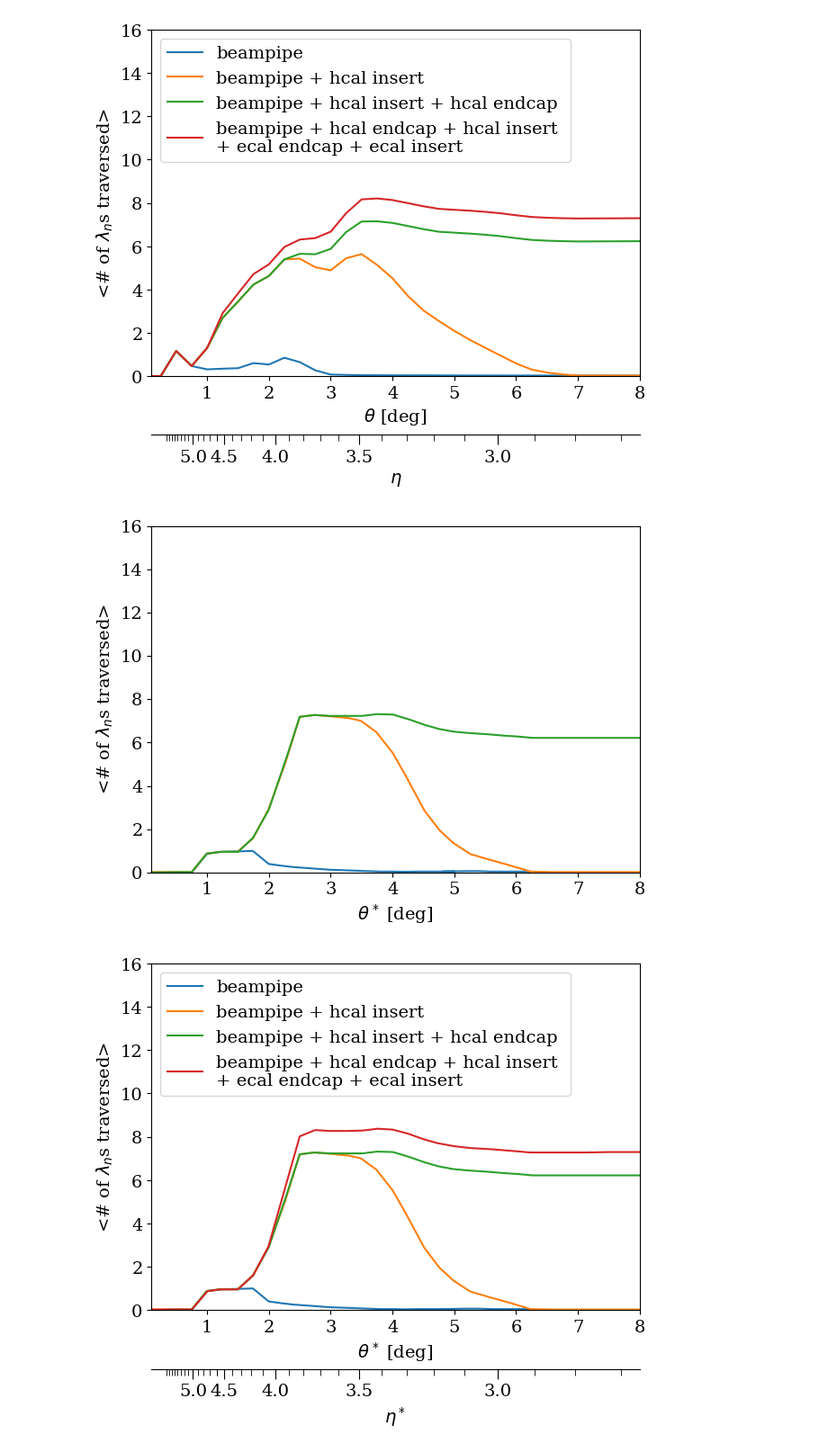
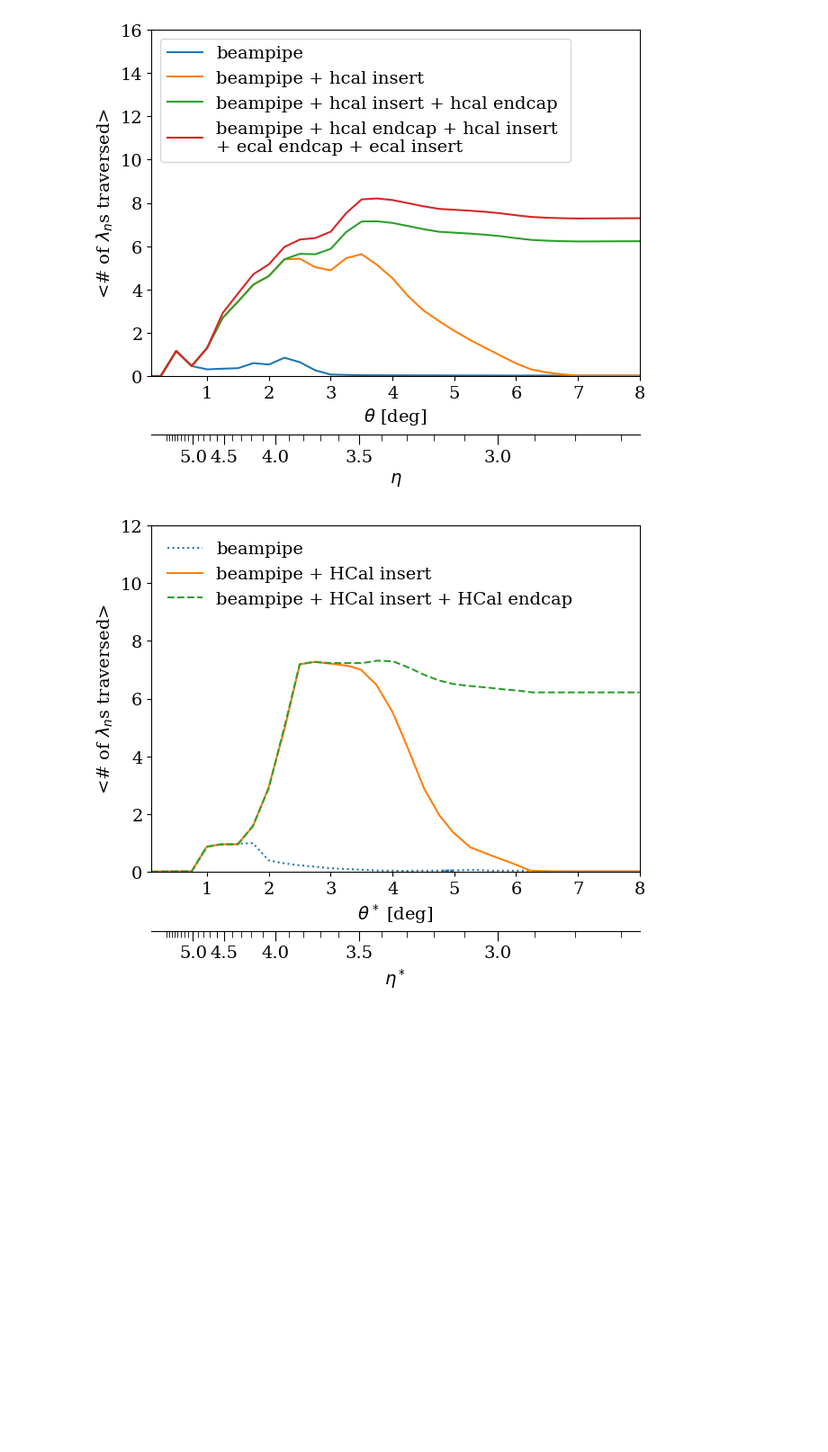
Before and after one commit to rymilton/eic_endcap_insert, a Jupyter notebook: analysis/InteractionLengths.ipynb, the cells around one changed output. Shown at 90% size. Cells and saved outputs as stored; diff of their text form; code cells hidden in the pictures; blank space fills up the shorter version.

```diff
--- a/analysis/InteractionLengths.ipynb
+++ b/analysis/InteractionLengths.ipynb
@@ -76,7 +76,7 @@ import pandas as pd
 fig, ax = plt.subplots(1,1, figsize=(7,5))
 plt.xlabel("$\\theta^*$ [deg]",fontsize=14)
 plt.xlim(0.1, 8)
-plt.ylim(0, 16)
+plt.ylim(0, 12)
 plt.ylabel("<# of $\\lambda_n$s traversed>", fontsize=14)
 
 ax.tick_params(axis='x', which='major', labelsize=14)
@@ -208,40 +208,39 @@ str_all = """thdeg,nLambda
 4.72062365920124,7.709844559585495
 4.998280351467169,7.56476683937824
 5.254601542280953,7.481865284974095
 5.624868885035236,7.419689119170986
 5.98088488764963,7.336787564766841
 6.230094244646029,7.2746113989637315
 6.536299738033619,7.2746113989637315
 6.842505231421208,7.2746113989637315
 7.120226492865764,7.2746113989637315
 7.511893906250823,7.295336787564768
 7.99612584928236,7.295336787564768
 """
 df_all = pd.read_csv(StringIO(str_all), sep=",")
 
-plt.plot(df_beampipe.thdeg, df_beampipe.nLambda, label="beampipe")
-plt.plot(df_beampipe_hcal_insert.thdeg, df_beampipe_hcal_insert.nLambda, label="beampipe + hcal insert")
-plt.plot(df_beampipe_hcal_insert_hcal_endcap.thdeg, df_beampipe_hcal_insert_hcal_endcap.nLambda, label="beampipe + hcal insert + hcal endcap")
-plt.plot(df_all.thdeg, df_all.nLambda, label="beampipe + hcal endcap + hcal insert \n+ ecal endcap + ecal insert")
+plt.plot(df_beampipe.thdeg, df_beampipe.nLambda, label="beampipe", linestyle=':')
+plt.plot(df_beampipe_hcal_insert.thdeg, df_beampipe_hcal_insert.nLambda, label="beampipe + HCal insert", linestyle='-')
+plt.plot(df_beampipe_hcal_insert_hcal_endcap.thdeg, df_beampipe_hcal_insert_hcal_endcap.nLambda, label="beampipe + HCal insert + HCal endcap", linestyle='--')
+#plt.plot(df_all.thdeg, df_all.nLambda, label="beampipe + hcal endcap + hcal insert \n+ ecal endcap + ecal insert")
 
-plt.legend(loc='upper left', fontsize=14)
+plt.legend(loc='upper left', fontsize=14, framealpha=0)
 theta2eta=lambda theta:-np.log(np.tan(np.radians(theta)/2))
 eta2theta=lambda eta:np.degrees(np.arctan(np.exp(-eta))*2)
 ax2 = ax.secondary_xaxis(-0.17, functions=(theta2eta,eta2theta))
 ax2.set_xlabel("$\eta^*$",fontsize=14)
 ax2.set_xticks([2.5, 3, 3.5, 4, 4.5, 5], which='major')
 ax2.set_xticks([2.6,2.7,2.8, 2.9, 3.1,3.2,3.3,3.4,3.6,3.7,3.8,3.9,
                 4.1,4.2,4.3,4.4,4.6,4.5,4.6,4.7,4.8,4.9, 5.1,5.2,5.3,5.4,5.5,5.6, 5.7,5.8],
                minor=True, labelsize=0)
 ax2.tick_params(axis='x', which='major', labelsize=14, length=8)
 ax2.tick_params(axis='x', which='minor', labelsize=0, length=5)
 #help(ax.secondary_xaxis)
 fig.savefig("plots/nuclear_interaction_lengths_thetastar.pdf")
 fig.savefig("plots/nuclear_interaction_lengths_thetastar.png")
 plt.show()
 # %% [output]
-[figure, old version]
+[figure, new version]
-[figure, removed]
 # %%
 fig, ax = plt.subplots(1,1, figsize=(7,5))
 plt.xlabel("$\\theta^*$ [deg]")
```
